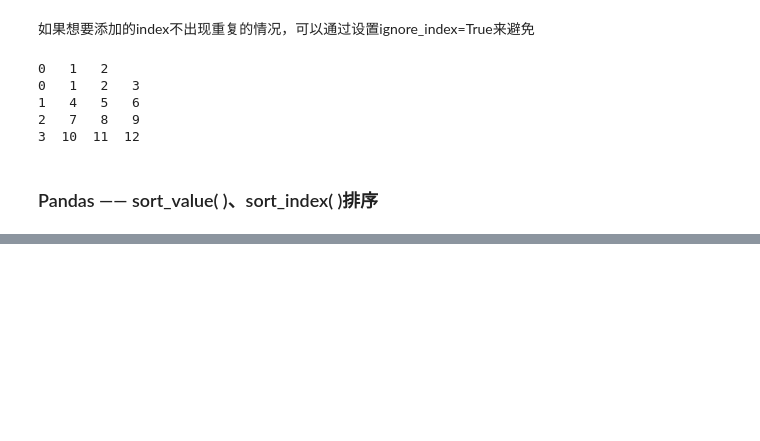
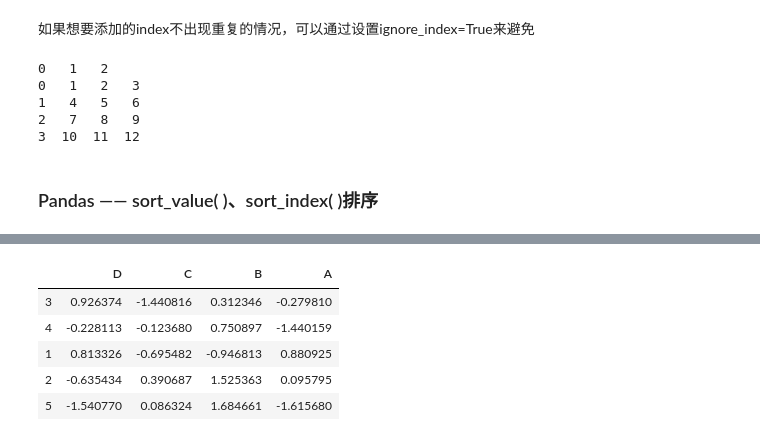
Before and after one commit to diaohaiyao/python-study-and-go-on-, a Jupyter notebook: python basic/DataFrame and pd.ipynb, the cells around one changed output, grey strips where cells are left out. Saved outputs shown, nothing was run; the diff lists cells and outputs as text; code cells hidden in the pictures; blank space fills up the shorter version.

```diff
--- a/python basic/DataFrame and pd.ipynb
+++ b/python basic/DataFrame and pd.ipynb
@@ -478,0 +515,11 @@ print(data)
+# %%
+### 對frame列索引（columns）排序 ,預設升序，即ascending=True
+### 對frame列索引（columns）降序排列，即ascending=False
+frame.sort_index(axis=1,ascending=False)
+# %% [output]
+|  | D | C | B | A |
+| 3 | 0.926374 | -1.440816 | 0.312346 | -0.279810 |
+| 4 | -0.228113 | -0.123680 | 0.750897 | -1.440159 |
+| 1 | 0.813326 | -0.695482 | -0.946813 | 0.880925 |
+| 2 | -0.635434 | 0.390687 | 1.525363 | 0.095795 |
+| 5 | -1.540770 | 0.086324 | 1.684661 | -1.615680 |
```
Also changed, not shown: parts of 9 cells of this notebook.
